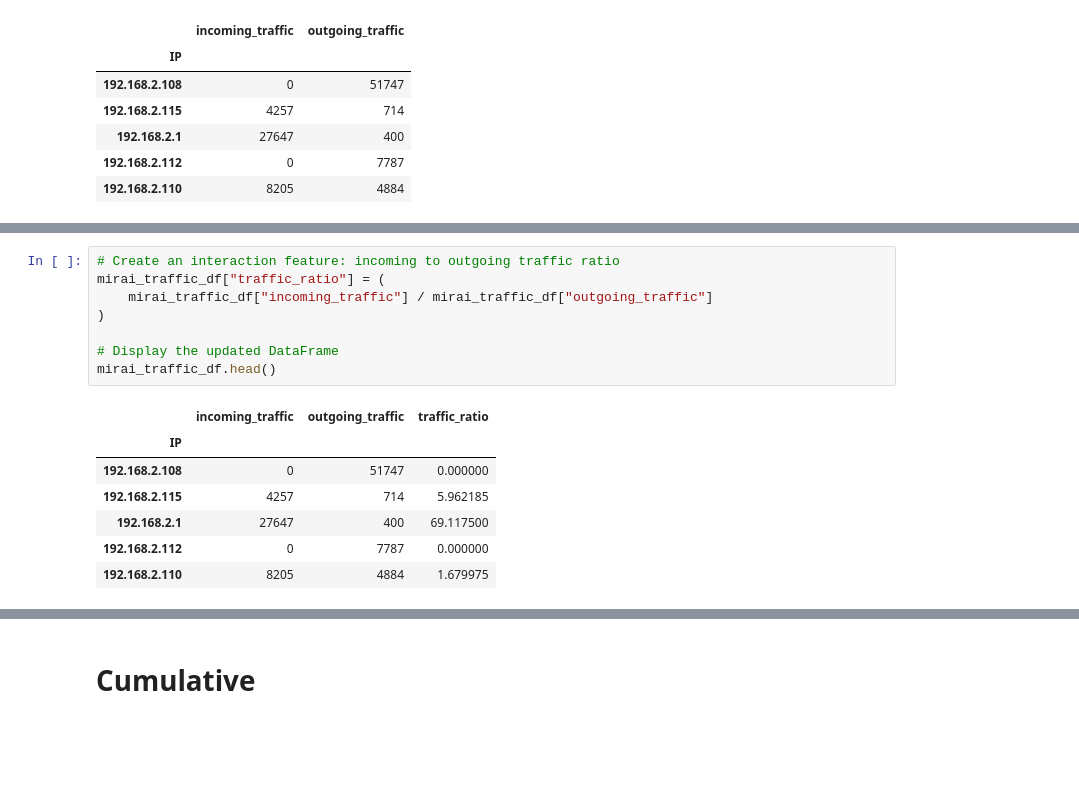
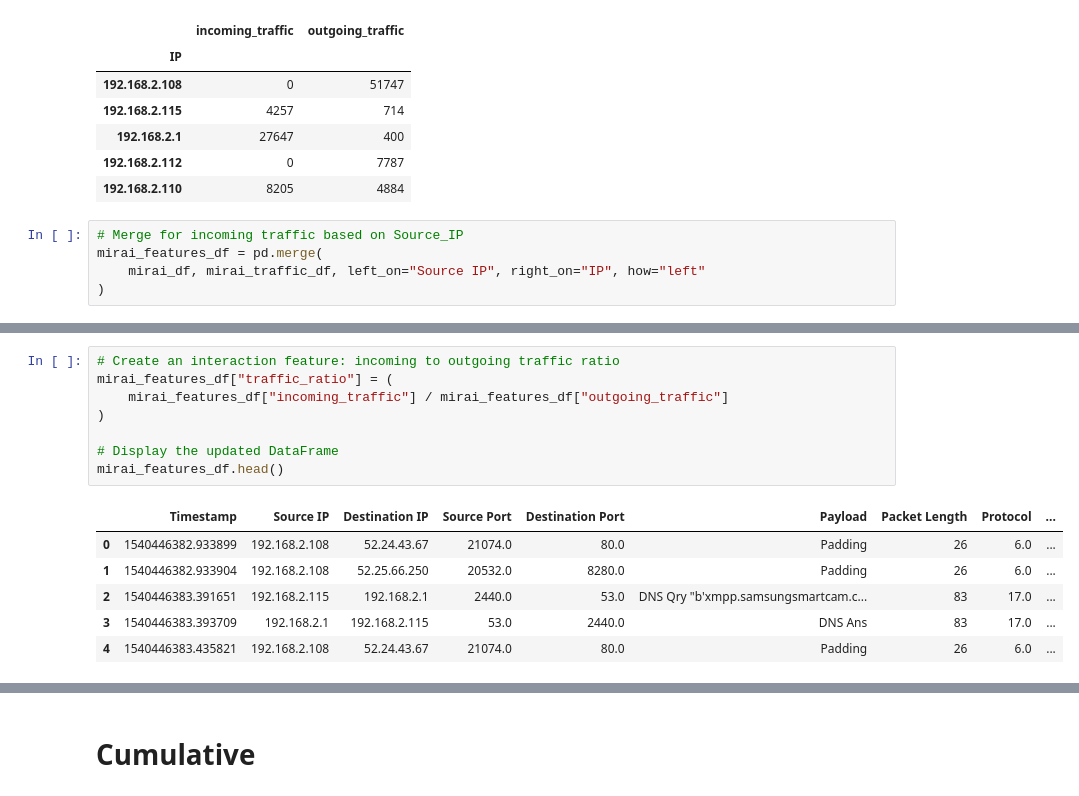
Before and after one commit to mundruid/cyber-ml, a Jupyter notebook: cyber_ml/blog_fe_2.ipynb, the cells around one changed output, grey strips where cells are left out. Cells and saved outputs as stored; diff of their text form; blank space fills up the shorter version.

```diff
--- a/cyber_ml/blog_fe_2.ipynb
+++ b/cyber_ml/blog_fe_2.ipynb
@@ -63,3 +63,8 @@ mirai_traffic_df.head()
 | 192.168.2.1 | 27647 | 400 |
 | 192.168.2.112 | 0 | 7787 |
 | 192.168.2.110 | 8205 | 4884 |
+# %%
+# Merge for incoming traffic based on Source_IP
+mirai_features_df = pd.merge(
+    mirai_df, mirai_traffic_df, left_on="Source IP", right_on="IP", how="left"
+)
@@ -66,17 +85,16 @@ mirai_traffic_df.head()
 # %%
 # Create an interaction feature: incoming to outgoing traffic ratio
-mirai_traffic_df["traffic_ratio"] = (
-    mirai_traffic_df["incoming_traffic"] / mirai_traffic_df["outgoing_traffic"]
+mirai_features_df["traffic_ratio"] = (
+    mirai_features_df["incoming_traffic"] / mirai_features_df["outgoing_traffic"]
 )
 
 # Display the updated DataFrame
-mirai_traffic_df.head()
+mirai_features_df.head()
 # %% [output]
-|  | incoming_traffic | outgoing_traffic | traffic_ratio |
-| IP |  |  |  |
-| 192.168.2.108 | 0 | 51747 | 0.000000 |
-| 192.168.2.115 | 4257 | 714 | 5.962185 |
-| 192.168.2.1 | 27647 | 400 | 69.117500 |
-| 192.168.2.112 | 0 | 7787 | 0.000000 |
-| 192.168.2.110 | 8205 | 4884 | 1.679975 |
+|  | Timestamp | Source IP | Destination IP | Source Port | Destination Port | Payload | Packet Length | Protocol | ... |
+| 0 | 1540446382.933899 | 192.168.2.108 | 52.24.43.67 | 21074.0 | 80.0 | Padding | 26 | 6.0 | ... |
+| 1 | 1540446382.933904 | 192.168.2.108 | 52.25.66.250 | 20532.0 | 8280.0 | Padding | 26 | 6.0 | ... |
+| 2 | 1540446383.391651 | 192.168.2.115 | 192.168.2.1 | 2440.0 | 53.0 | DNS Qry "b'xmpp.samsungsmartcam.c... | 83 | 17.0 | ... |
+| 3 | 1540446383.393709 | 192.168.2.1 | 192.168.2.115 | 53.0 | 2440.0 | DNS Ans | 83 | 17.0 | ... |
+| 4 | 1540446383.435821 | 192.168.2.108 | 52.24.43.67 | 21074.0 | 80.0 | Padding | 26 | 6.0 | ... |
 # %%
```
Also changed, not shown: parts of 21 cells of this notebook, 2 other files.
